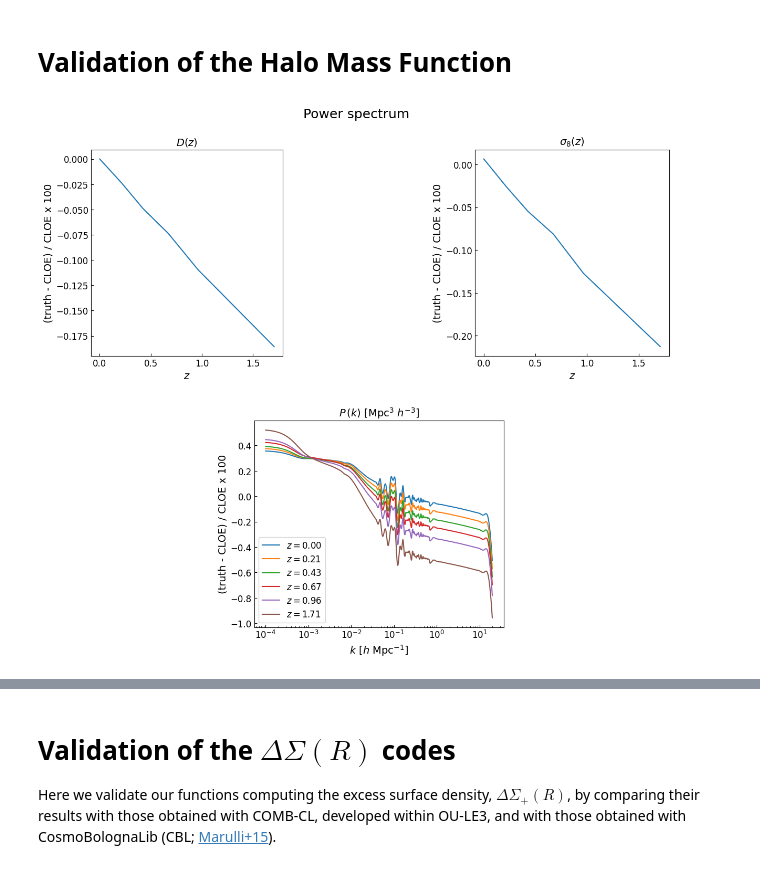
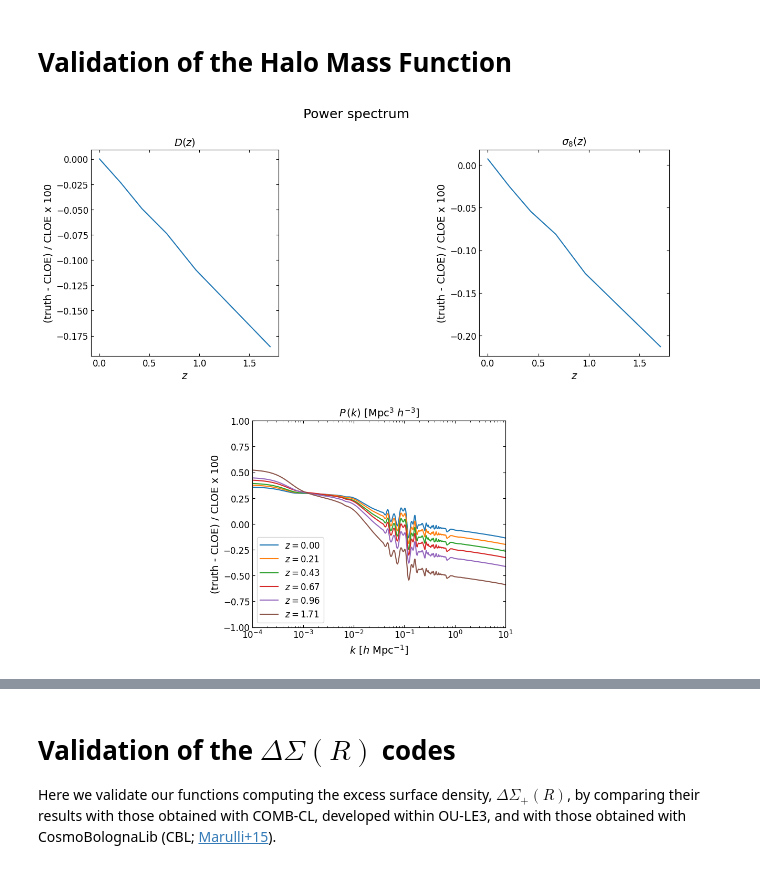
Before and after one commit to m-aguena/cloelib, a Jupyter notebook: cloelib/notebooks/DEMO_Clusters_of_Galaxies_v01.ipynb, the cells around one changed output, grey strips where cells are left out. Saved outputs shown, nothing was run; the diff lists cells and outputs as text; code cells hidden in the pictures.

```diff
--- a/cloelib/notebooks/DEMO_Clusters_of_Galaxies_v01.ipynb
+++ b/cloelib/notebooks/DEMO_Clusters_of_Galaxies_v01.ipynb
@@ -60,7 +60,7 @@ Lambda_obs_Cxi2_edges = np.array([20, 30, 500])
 Rad_obs_Cxi2_edges = np.geomspace(20.0, 130.0, 31)
 zed_obs_Cxi2_edges = np.arange(0.2, 1.81, 0.4)
 
-k = np.geomspace(1e-4, 100, 500)
+k = np.geomspace(1e-4, 10, 500)
 Mass = np.logspace(12.0, 16.0, 51)
 Lambda = np.geomspace(5.0, 250.0, 51)
 zed   = np.linspace(1.e-5, 2.0-1.e-5, 51)
@@ -95,12 +95,12 @@ background = CAMBBackground(H0=H0, Omega_b0=Omega_b0, Omega_cdm0=Omega_cdm0,
                             As=As, ns=ns, mnu=mnu, w0=w0, wa=wa,
                             gamma_MG=0.0)
 
-perturbations = CAMBLinearPerturbations(background, np.linspace(0.0, 2.0, 200))
-perturbations_fid = CAMBLinearPerturbations(background, np.linspace(0.0, 2.0, 200))
+perturbations = CAMBLinearPerturbations(background, np.linspace(0.0, 2.0, 40))
+perturbations_fid = CAMBLinearPerturbations(background, np.linspace(0.0, 2.0, 40))
 
-HS = HaloStatistics(perturbations, k=k, overdensity_type=overdensity_type)
-HSTinker = HaloStatisticsTinker(perturbations, k=k, overdensity_type=overdensity_type)
-HSCastro = HaloStatisticsCastro(perturbations, k=k, overdensity_type=overdensity_type)
+HS = HaloStatistics(perturbations, zed=zed, k=k, overdensity_type=overdensity_type)
+HSTinker = HaloStatisticsTinker(perturbations, zed=zed, k=k, overdensity_type=overdensity_type)
+HSCastro = HaloStatisticsCastro(perturbations, zed=zed, k=k, overdensity_type=overdensity_type)
 
 profile = Profile(HS, k=k, zed=zed, r_interp=r_interp,
         two_halo=two_halo, offcentering=offcentering, rms_off=rms_off,
@@ -210,35 +210,36 @@ ax2.yaxis.set_tick_params(direction='in', which='both', labelsize=12)
 ax2.set_xlabel(r'$z$', color='black', fontsize=14)
 ax2.set_ylabel('(truth - CLOE) / CLOE x 100', color='black', fontsize=14)
 ax2.set_title(r'$\sigma_8(z)$', fontsize=14)
 
 sigma8_theo = HS.sigma_z_R(zed, np.full(zed.shape, 8.0)).T[0]
 
 ax2.plot(zed, (sigma8_true-sigma8_theo)/sigma8_theo*100.)
 
 # Pk
 ax4 = fig.add_subplot(gs[2,1:4])
 ax4.xaxis.set_tick_params(direction='in', which='both', labelsize=12)
 ax4.yaxis.set_tick_params(direction='in', which='both', labelsize=12)
 ax4.set_xscale("log")
 ax4.set_xlabel(r'$k$ [$h$ Mpc$^{-1}$]', color='black', fontsize=14)
 ax4.set_ylabel('(truth - CLOE) / CLOE x 100', color='black', fontsize=14)
 ax4.set_title(r'$P\,(k)$ [Mpc$^3$ $h^{-3}$]', fontsize=14)
 
 for i in range(len(Pk_filename)):
     k       = np.genfromtxt(os.path.join(Pk_dir,Pk_fileroot+Pk_filename[i]+".txt"),
                             usecols=(0), dtype=None, skip_header = 2)
     Pk_true = np.genfromtxt(os.path.join(Pk_dir,Pk_fileroot+Pk_filename[i]+".txt"),
                             usecols=(1), dtype=None, skip_header = 2)
 
     Pk_theo = perturbations.matter_power_spectrum(zed[i], k, hubble_units=True, k_hunit=True)
 
     ax4.plot(k,(Pk_true-Pk_theo)/Pk_theo*100.0, label=r"$z=$"+str("{:.2f}".format(zed[i])))
 
 ax4.legend(loc="lower left", prop={'size': 12})
-
+ax4.set_xlim([1.e-4, 10.0])
+ax4.set_ylim([-1., 1.])
 plt.show()
 # %% [output]
-[figure, old version]
+[figure, new version]
 # %%
 from scipy.special import gamma
 
```
Also changed, not shown: parts of 11 cells of this notebook, 2 other files.
